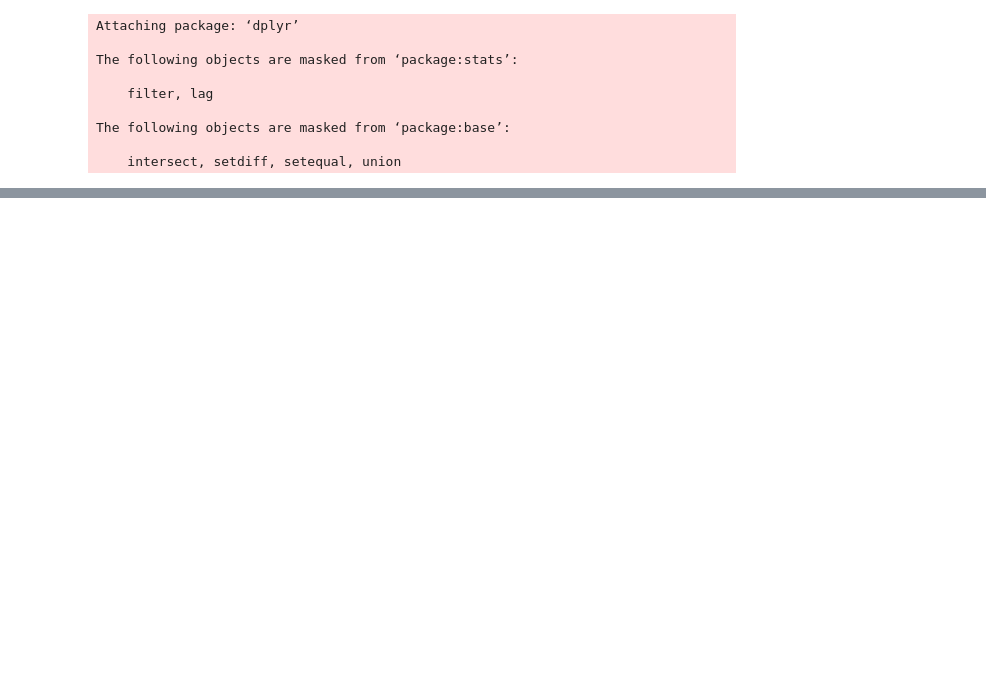
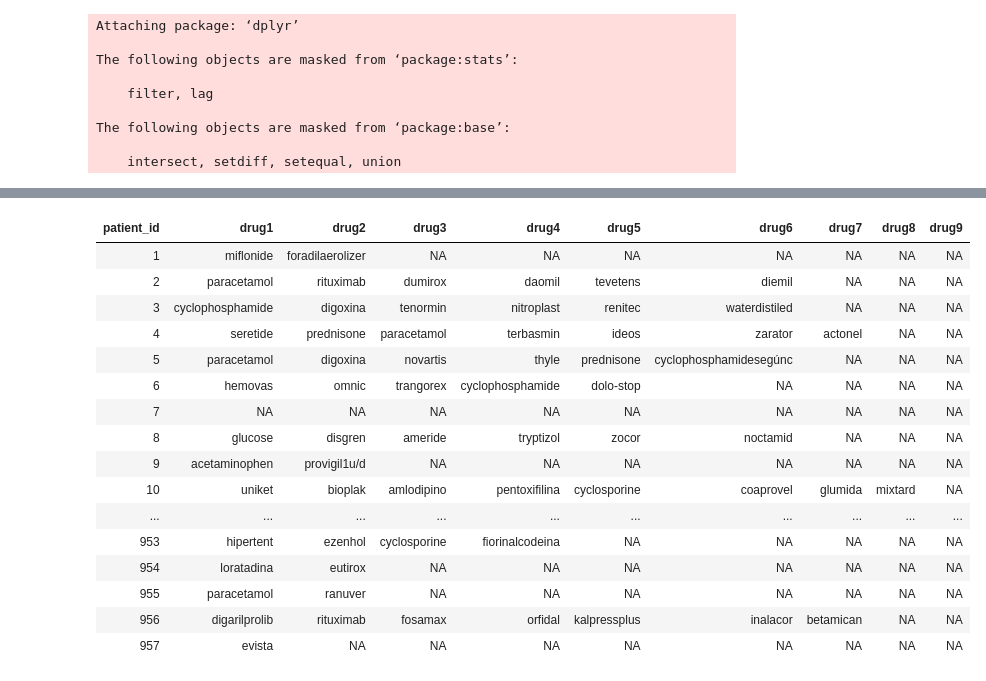
Before and after one commit to aalabort/KidneyFailureProject_CognitiveSystems_UPM, a Jupyter notebook: Drugs_DataCleaning.ipynb, the cells around one changed output, grey strips where cells are left out. Drawn from its saved outputs; the diff is of its cells as text; code cells hidden in the pictures; blank space fills up the shorter version.

```diff
--- a/Drugs_DataCleaning.ipynb
+++ b/Drugs_DataCleaning.ipynb
@@ -445,0 +57,8 @@ newframe[6,]
+# %%
+drugs_clean = drugs
+drugs_clean[drugs_col] <- data.frame(sapply(drugs_clean[drugs_col],function(x) {sapply(x,cleanDrugNames)}),stringsAsFactors=FALSE)
+#drugs_cleanX <- data.frame(sapply(drugs[drugs_col],function(x) {sapply(x,cleanDrugNames)}))
+#drugs_cleanX$patient_id <- (drugs$patient_id)
+#WHY IS DIFERENT -> drugs_clean[drugs_col] <- (apply(drugs_clean[drugs_col],1,function(x) {sapply(x,cleanDrugNames)}))
+
+class(drugs_clean)
@@ -445,0 +413,20 @@ newframe[6,]
+# %%
+drugs_clean
+# %% [output]
+| patient_id | drug1 | drug2 | drug3 | drug4 | drug5 | drug6 | drug7 | drug8 | drug9 |
+| 1 | miflonide | foradilaerolizer | NA | NA | NA | NA | NA | NA | NA |
+| 2 | paracetamol | rituximab | dumirox | daomil | tevetens | diemil | NA | NA | NA |
+| 3 | cyclophosphamide | digoxina | tenormin | nitroplast | renitec | waterdistiled | NA | NA | NA |
+| 4 | seretide | prednisone | paracetamol | terbasmin | ideos | zarator | actonel | NA | NA |
+| 5 | paracetamol | digoxina | novartis | thyle | prednisone | cyclophosphamidesegúnc | NA | NA | NA |
+| 6 | hemovas | omnic | trangorex | cyclophosphamide | dolo-stop | NA | NA | NA | NA |
+| 7 | NA | NA | NA | NA | NA | NA | NA | NA | NA |
+| 8 | glucose | disgren | ameride | tryptizol | zocor | noctamid | NA | NA | NA |
+| 9 | acetaminophen | provigil1u/d | NA | NA | NA | NA | NA | NA | NA |
+| 10 | uniket | bioplak | amlodipino | pentoxifilina | cyclosporine | coaprovel | glumida | mixtard | NA |
+| ... | ... | ... | ... | ... | ... | ... | ... | ... | ... |
+| 953 | hipertent | ezenhol | cyclosporine | fiorinalcodeina | NA | NA | NA | NA | NA |
+| 954 | loratadina | eutirox | NA | NA | NA | NA | NA | NA | NA |
+| 955 | paracetamol | ranuver | NA | NA | NA | NA | NA | NA | NA |
+| 956 | digarilprolib | rituximab | fosamax | orfidal | kalpressplus | inalacor | betamican | NA | NA |
+| 957 | evista | NA | NA | NA | NA | NA | NA | NA | NA |
```
Also changed, not shown: parts of 58 cells of this notebook, 49 other files.
